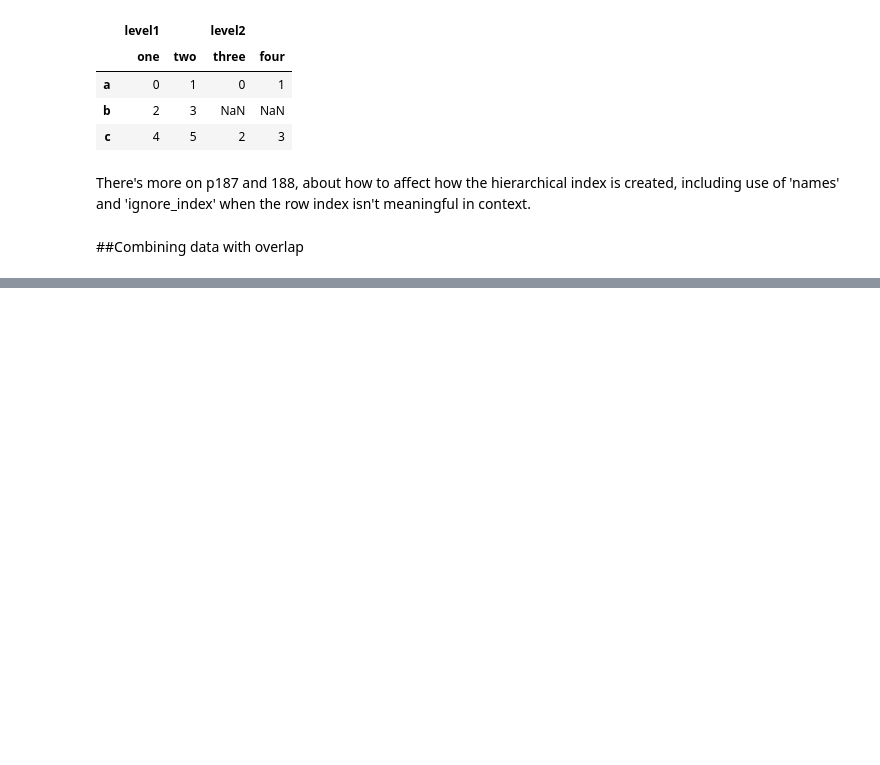
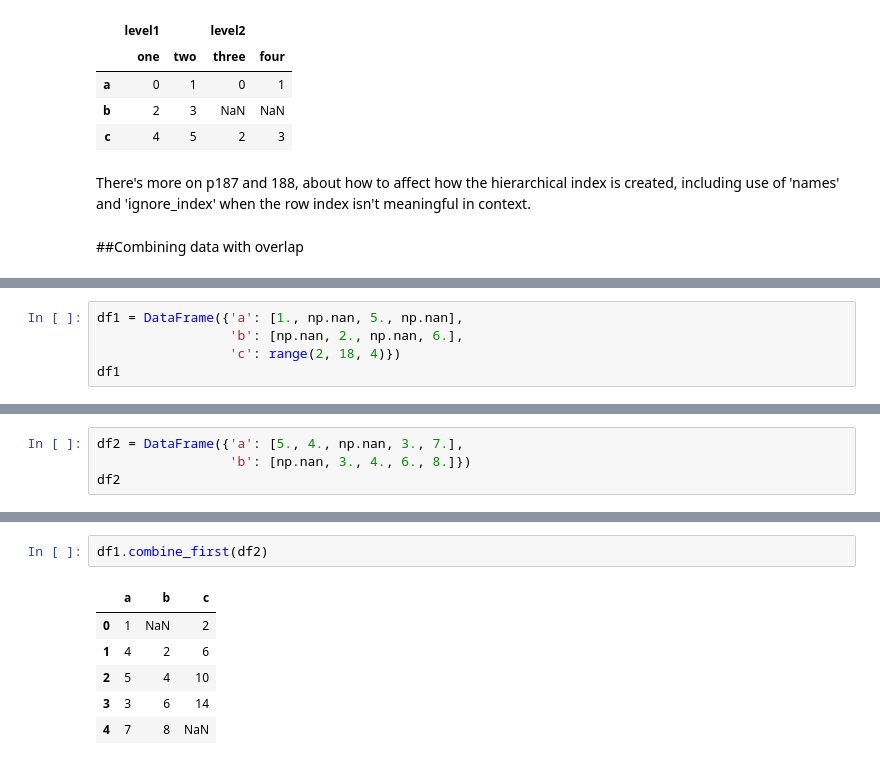
Before and after one commit to aenfield/random, a Jupyter notebook: PythonForDataAnalysisCh7.ipynb, the cells around one changed output, grey strips where cells are left out. Cells and saved outputs as stored; diff of their text form; blank space fills up the shorter version.

```diff
--- a/PythonForDataAnalysisCh7.ipynb
+++ b/PythonForDataAnalysisCh7.ipynb
@@ -501,0 +567,5 @@ There's more on p187 and 188, about how to affect how the hierarchical index is
+# %%
+df1 = DataFrame({'a': [1., np.nan, 5., np.nan],
+                 'b': [np.nan, 2., np.nan, 6.],
+                 'c': range(2, 18, 4)})
+df1
@@ -501,0 +578,4 @@ There's more on p187 and 188, about how to affect how the hierarchical index is
+# %%
+df2 = DataFrame({'a': [5., 4., np.nan, 3., 7.],
+                 'b': [np.nan, 3., 4., 6., 8.]})
+df2
@@ -501,0 +593,9 @@ There's more on p187 and 188, about how to affect how the hierarchical index is
+# %%
+df1.combine_first(df2)
+# %% [output]
+|  | a | b | c |
+| 0 | 1 | NaN | 2 |
+| 1 | 4 | 2 | 6 |
+| 2 | 5 | 4 | 10 |
+| 3 | 3 | 6 | 14 |
+| 4 | 7 | 8 | NaN |
```
Also changed, not shown: parts of 23 cells of this notebook.
